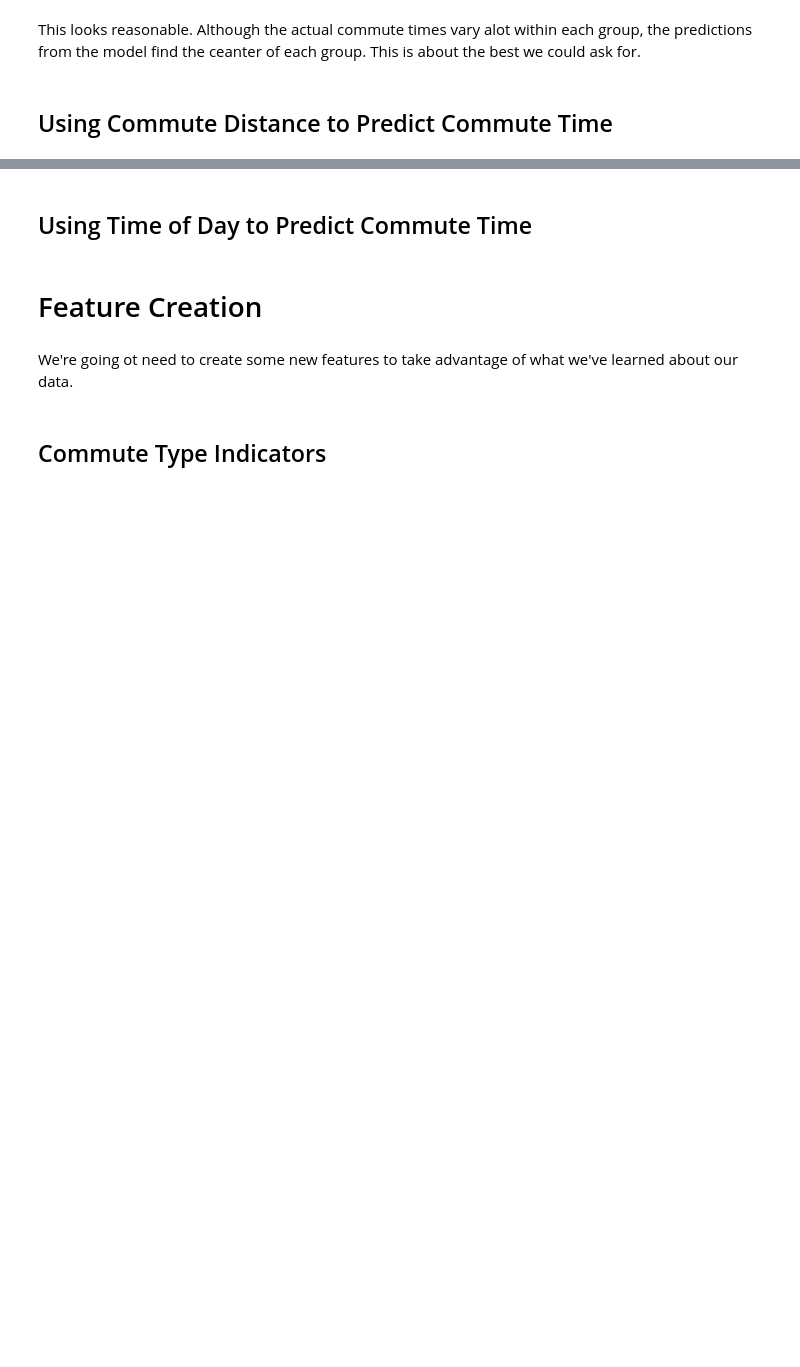
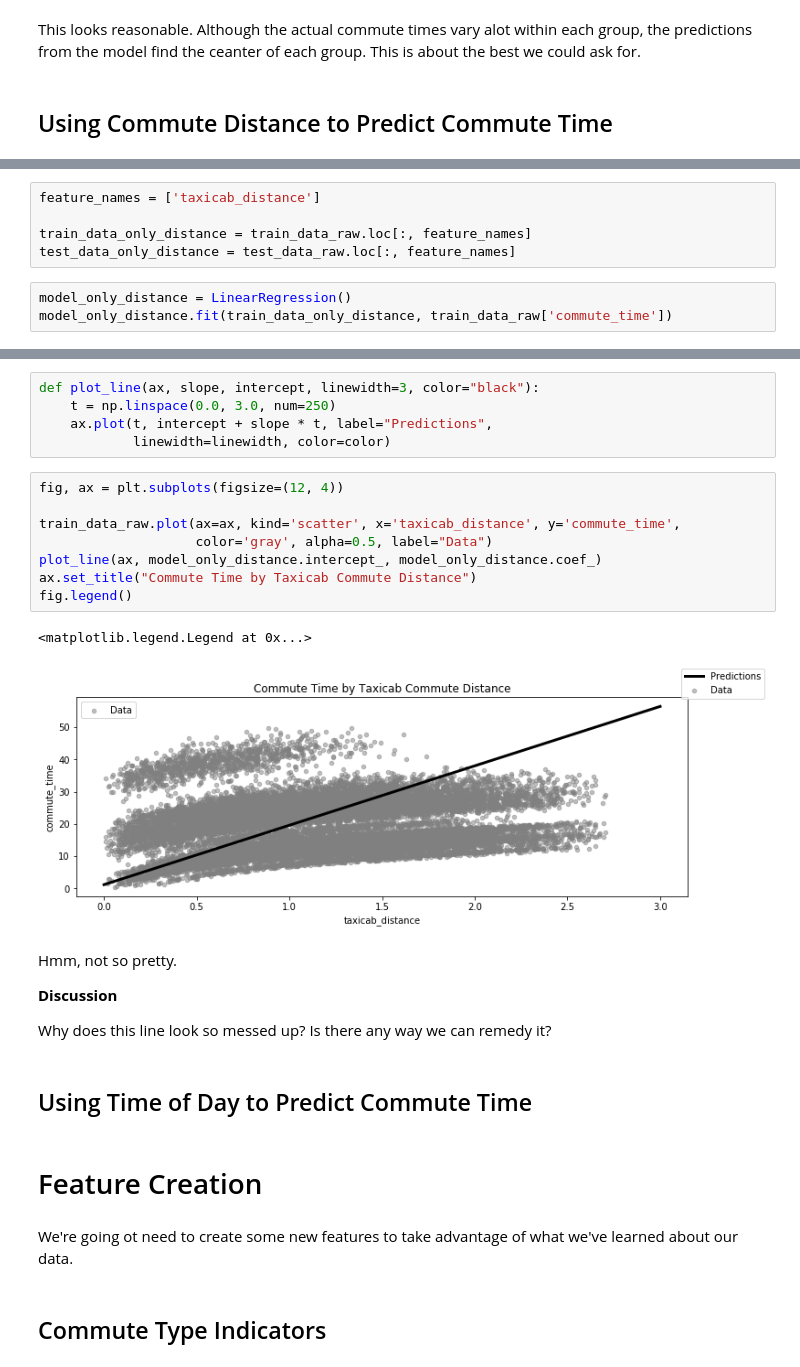
Before and after one commit to QCaudron/ml_101, a Jupyter notebook: 2_Linear_models/linear-regression.ipynb, the cells around one changed output, grey strips where cells are left out. Cells and saved outputs as stored; diff of their text form; blank space fills up the shorter version.

```diff
--- a/2_Linear_models/linear-regression.ipynb
+++ b/2_Linear_models/linear-regression.ipynb
@@ -486,0 +508,8 @@ This looks reasonable.  Although the actual commute times vary alot within each
+# %%
+feature_names = ['taxicab_distance']
+
+train_data_only_distance = train_data_raw.loc[:, feature_names]
+test_data_only_distance = test_data_raw.loc[:, feature_names]
+# %%
+model_only_distance = LinearRegression()
+model_only_distance.fit(train_data_only_distance, train_data_raw['commute_time'])
@@ -487,3 +531,25 @@ This looks reasonable.  Although the actual commute times vary alot within each
+# %%
+def plot_line(ax, slope, intercept, linewidth=3, color="black"):
+    t = np.linspace(0.0, 3.0, num=250)
+    ax.plot(t, intercept + slope * t, label="Predictions",
+            linewidth=linewidth, color=color)
+# %%
+fig, ax = plt.subplots(figsize=(12, 4))
+
+train_data_raw.plot(ax=ax, kind='scatter', x='taxicab_distance', y='commute_time',
+                    color='gray', alpha=0.5, label="Data")
+plot_line(ax, model_only_distance.intercept_, model_only_distance.coef_)
+ax.set_title("Commute Time by Taxicab Commute Distance")
+fig.legend()
+# %% [output]
+<matplotlib.legend.Legend at 0x...>
+[figure, added]
+# %% [markdown]
+Hmm, not so pretty.
+
+**Discussion**
+
+Why does this line look so messed up?  Is there any way we can remedy it?
 # %% [markdown]
 ## Using Time of Day to Predict Commute Time
 # %% [markdown]
```
Also changed, not shown: parts of 9 cells of this notebook.
